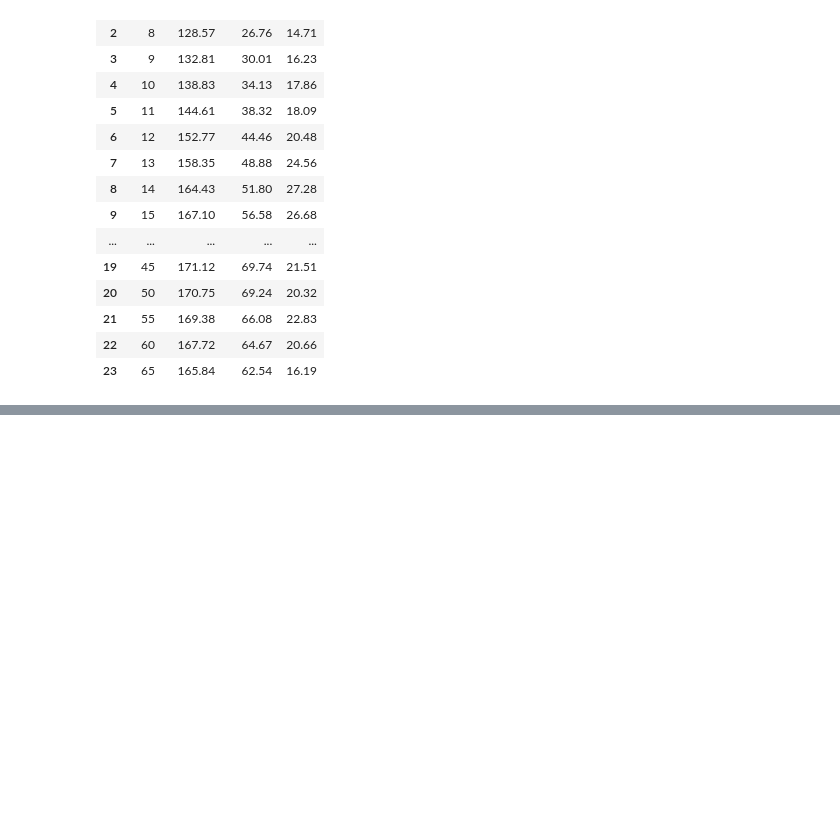
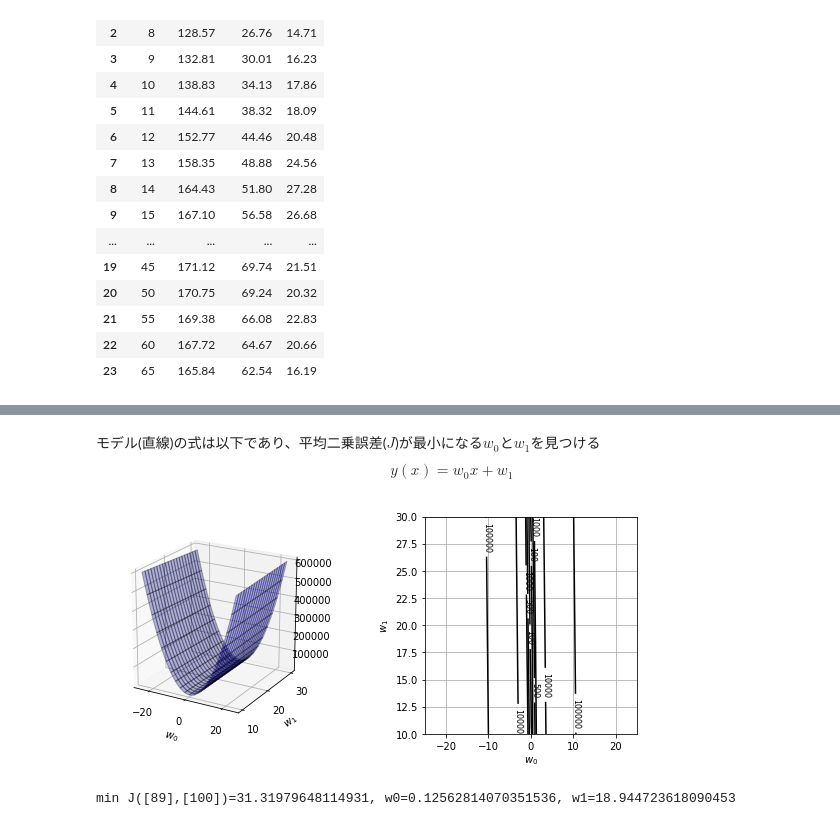
Before and after one commit to SGA-yoshiyuki-mimura/machine-learning-study, a Jupyter notebook: 教師あり_回帰.ipynb, the cells around one changed output, grey strips where cells are left out. Cells and saved outputs as stored; diff of their text form; code cells hidden in the pictures; blank space fills up the shorter version.

Commit message:
[add] one dimension line model

```diff
--- a/教師あり_回帰.ipynb
+++ b/教師あり_回帰.ipynb
@@ -114,0 +133,58 @@ plt.show()
+# %% [markdown]
+モデル(直線)の式は以下であり、平均二乗誤差($J$)が最小になる$w_{0}$と$w_{1}$を見つける
+$$
+y(x) = w_{0}x + w_{1}
+$$
+# %%
+%matplotlib inline
+from mpl_toolkits.mplot3d import Axes3D
+
+# 平均誤差関数
+def mse_line(x, t, w):
+    y = w[0] * x + w[1]
+    mse = np.mean((y - t)**2)
+    return mse
+
+# 計算
+xn = 200
+w0 = np.linspace(-25, 25, xn)
+w1 = np.linspace(10, 30, xn)
+## 格子作成
+ww0, ww1 = np.meshgrid(w0, w1)
+J = np.zeros((len(w0), len(w1)))
+for i0 in range(xn):
+    for i1 in range(xn):
+        J[i1, i0] = mse_line(ages, times, (w0[i0], w1[i1]))
+
+# 表示
+plt.figure(figsize=(9.5, 4))
+## sublot間の横幅の空き(wspace)
+plt.subplots_adjust(wspace=0.5)
+
+## 平均二乗誤差 J
+ax = plt.subplot(1, 2, 1, projection='3d')
+ax.plot_surface(ww0, ww1, J, rstride=10, cstride=10, alpha=0.3, color='blue', edgecolor='black')
+ax.set_xticks([-20, 0, 20])
+ax.set_yticks([10, 20, 30])
+ax.set_xlabel('$w_{0}$')
+ax.set_ylabel('$w_{1}$')
+ax.view_init(20, -60)
+
+## 平均二乗誤差Jの等高線表示
+plt.subplot(1, 2, 2)
+cont = plt.contour(ww0, ww1, J, 5, colors='black', levels=[100, 500, 1000, 10000, 100000])
+cont.clabel(fmt='%1.0f', fontsize=8)
+plt.grid(True)
+plt.xlabel('$w_{0}$')
+plt.ylabel('$w_{1}$')
+plt.show()
+
+## Jの最小値
+minJ = J.min()
+minJIndex = np.where(J == minJ)
+w = (w0[minJIndex[1][0]], w1[minJIndex[0][0]])
+print('min J({0},{1})={2}, w0={3}, w1={4}'
+      .format(minJIndex[0], minJIndex[1], minJ, w[0], w[1]))
+# %% [output]
+[figure, added]
+min J([89],[100])=31.31979648114931, w0=0.12562814070351536, w1=18.944723618090453
```
Also changed, not shown: parts of 6 cells of this notebook.
